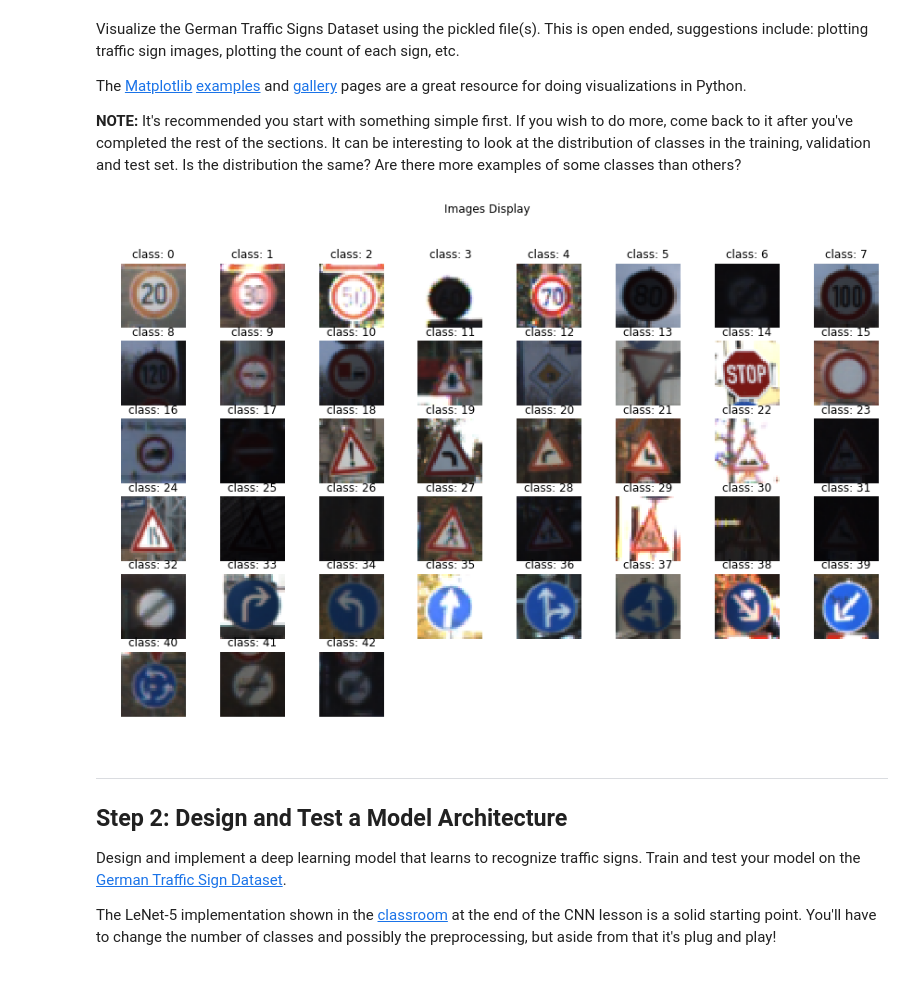
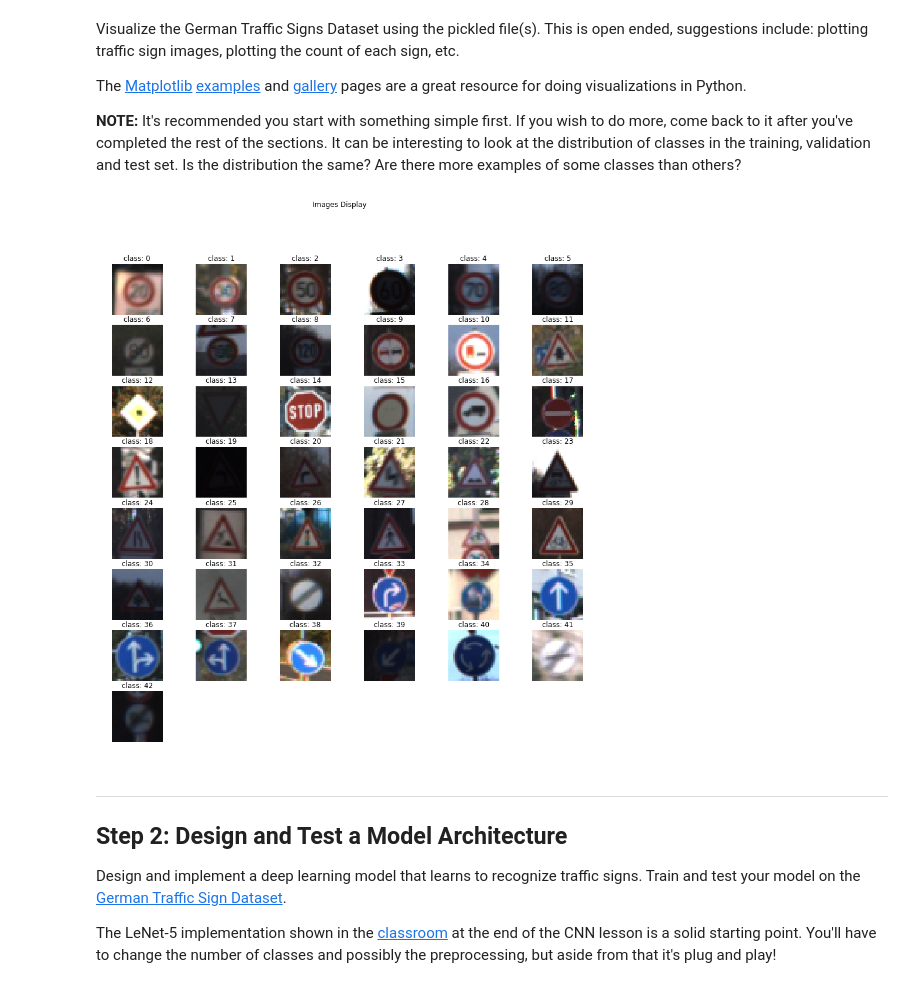
Before and after one commit to peiciwu/CarND-Traffic-Sign-Classifier-Project, a Jupyter notebook: Traffic_Sign_Classifier.ipynb, the cells around one changed output. Saved outputs shown, nothing was run; the diff lists cells and outputs as text; code cells hidden in the pictures.

```diff
--- a/Traffic_Sign_Classifier.ipynb
+++ b/Traffic_Sign_Classifier.ipynb
@@ -94,33 +94,33 @@ The [Matplotlib](http://matplotlib.org/) [examples](http://matplotlib.org/exampl
 # %%
 ### Data exploration visualization code goes here.
 ### Feel free to use as many code cells as needed.
 import matplotlib.pyplot as plt
 # Visualizations will be shown in the notebook.
 %matplotlib inline
 
 def display_images(image_data, n_images_per_row):
     '''
     Randomly display an image at each class.
     '''
-    plt.figure(figsize=(15, 9))
+    plt.figure(figsize=(15, 15))
     n_rows = n_classes/n_images_per_row
     if (n_classes%n_images_per_row):
         n_rows = n_rows + 1
     for i in range(0, n_classes, n_images_per_row):
         for j in range(0, n_images_per_row):
             if (i+j < n_classes):
                 plt.subplot(n_rows, n_images_per_row, i+j+1)
                 x_selected = image_data[y_train == i+j]
                 random_index = np.random.randint(x_selected.shape[0])
                 plt.imshow(x_selected[random_index, :, :, :])
                 plt.title('class: {}'.format(i+j))
                 plt.axis('off')
     plt.suptitle("Images Display")
     plt.show()
 
-display_images(X_train, 8)
+display_images(X_train, 6)
 # %% [output]
-[figure, old version]
+[figure, new version]
 # %% [markdown]
 ----
 
```
Also changed, not shown: parts of 7 cells of this notebook.
